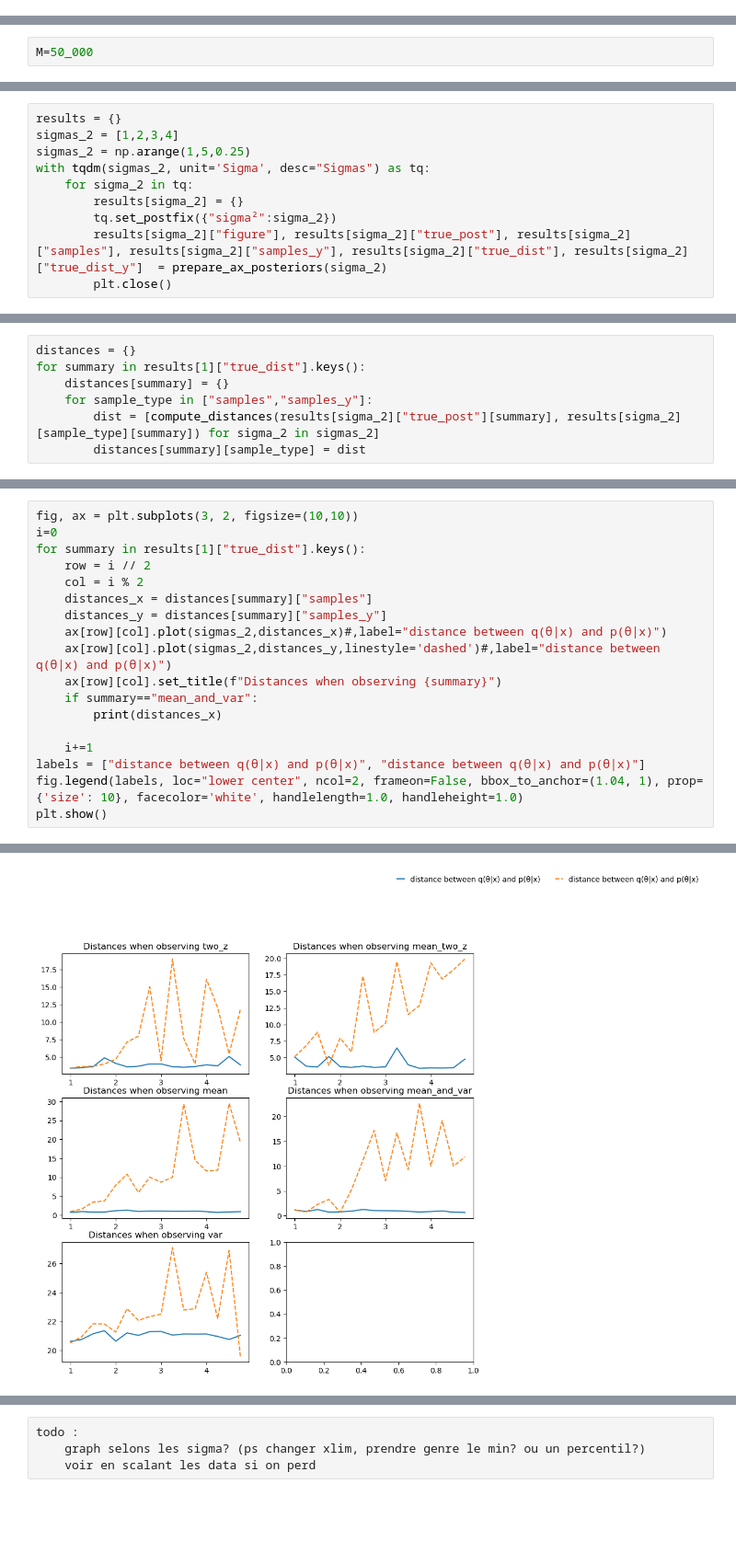
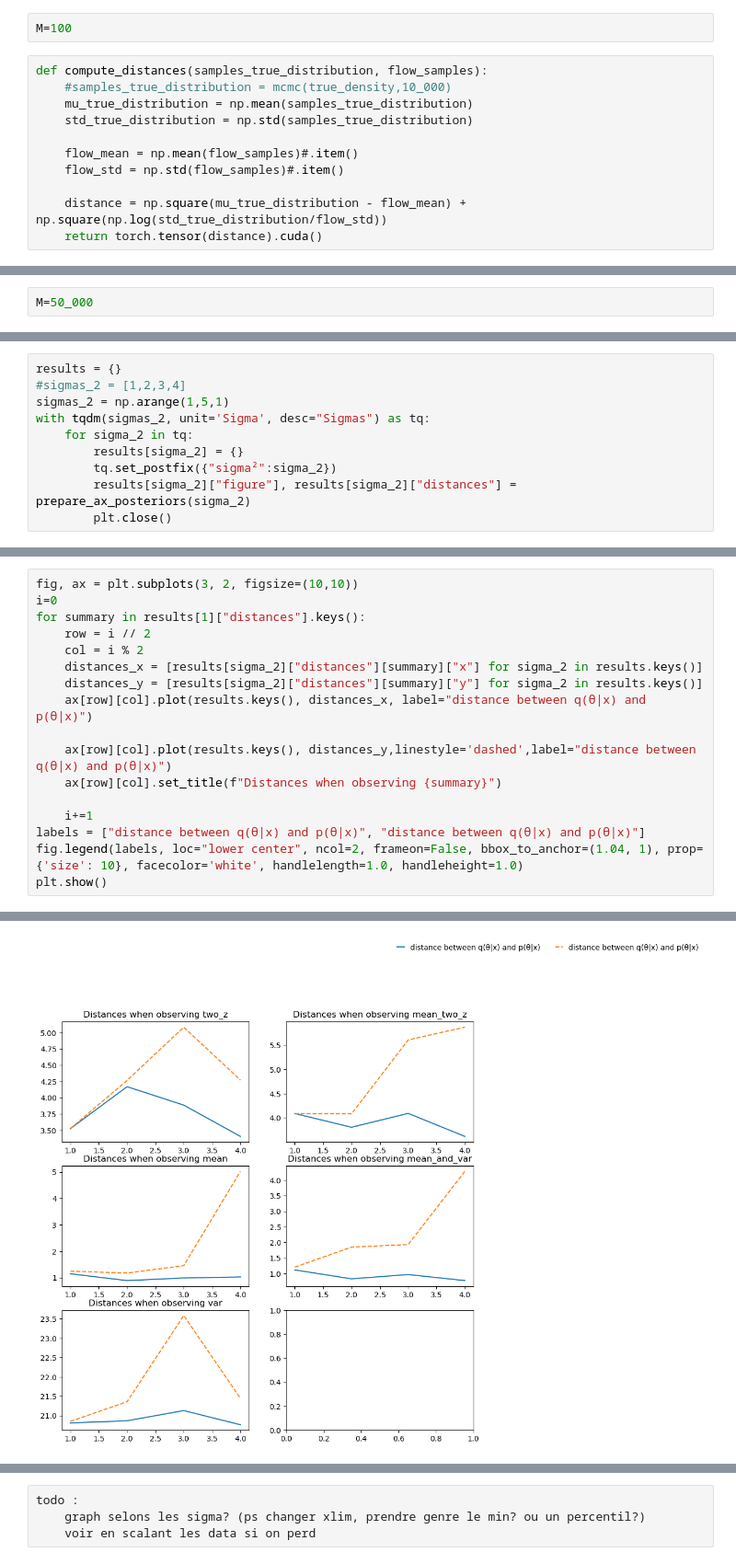
Before and after one commit to MouzaouiMatthieu/PFE, a Jupyter notebook: Model.ipynb, the cells around one changed output, grey strips where cells are left out. Shown at 92% size. Saved outputs shown, nothing was run; the diff lists cells and outputs as text; blank space fills up the shorter version.

```diff
--- a/Model.ipynb
+++ b/Model.ipynb
@@ -552,0 +560,13 @@ def get_posterior(summaries,theta,theta_test,theta_star,data,data_test,sigma_y_2
+# %%
+M=100
+# %%
+def compute_distances(samples_true_distribution, flow_samples):
+    #samples_true_distribution = mcmc(true_density,10_000)
+    mu_true_distribution = np.mean(samples_true_distribution)
+    std_true_distribution = np.std(samples_true_distribution)
+
+    flow_mean = np.mean(flow_samples)#.item()
+    flow_std = np.std(flow_samples)#.item()
+
+    distance = np.square(mu_true_distribution - flow_mean) + np.square(np.log(std_true_distribution/flow_std))
+    return torch.tensor(distance).cuda()
@@ -615,10 +633,10 @@ def prepare_ax_posteriors(sigma_2):
 # %%
 results = {}
-sigmas_2 = [1,2,3,4]
-sigmas_2 = np.arange(1,5,0.25)
+#sigmas_2 = [1,2,3,4]
+sigmas_2 = np.arange(1,5,1)
 with tqdm(sigmas_2, unit='Sigma', desc="Sigmas") as tq:
     for sigma_2 in tq:
         results[sigma_2] = {}
         tq.set_postfix({"sigma²":sigma_2})
-        results[sigma_2]["figure"], results[sigma_2]["true_post"], results[sigma_2]["samples"], results[sigma_2]["samples_y"], results[sigma_2]["true_dist"], results[sigma_2]["true_dist_y"]  = prepare_ax_posteriors(sigma_2)
+        results[sigma_2]["figure"], results[sigma_2]["distances"] = prepare_ax_posteriors(sigma_2)
         plt.close()
@@ -658,7 +673,0 @@ def compute_distances(samples_true_distribution, flow_samples):
-# %%
-distances = {}
-for summary in results[1]["true_dist"].keys():
-    distances[summary] = {}
-    for sample_type in ["samples","samples_y"]:
-        dist = [compute_distances(results[sigma_2]["true_post"][summary], results[sigma_2][sample_type][summary]) for sigma_2 in sigmas_2]
-        distances[summary][sample_type] = dist
@@ -665,16 +682,15 @@ for summary in results[1]["true_dist"].keys():
 # %%
 fig, ax = plt.subplots(3, 2, figsize=(10,10))
 i=0
-for summary in results[1]["true_dist"].keys():
+for summary in results[1]["distances"].keys():
     row = i // 2
     col = i % 2
-    distances_x = distances[summary]["samples"]
-    distances_y = distances[summary]["samples_y"]
-    ax[row][col].plot(sigmas_2,distances_x)#,label="distance between q(θ|x) and p(θ|x)")
-    ax[row][col].plot(sigmas_2,distances_y,linestyle='dashed')#,label="distance between q(θ|x) and p(θ|x)")
+    distances_x = [results[sigma_2]["distances"][summary]["x"] for sigma_2 in results.keys()]
+    distances_y = [results[sigma_2]["distances"][summary]["y"] for sigma_2 in results.keys()]
+    ax[row][col].plot(results.keys(), distances_x, label="distance between q(θ|x) and p(θ|x)")
+
+    ax[row][col].plot(results.keys(), distances_y,linestyle='dashed',label="distance between q(θ|x) and p(θ|x)")
     ax[row][col].set_title(f"Distances when observing {summary}")
-    if summary=="mean_and_var":
-        print(distances_x)
 
     i+=1
 labels = ["distance between q(θ|x) and p(θ|x)", "distance between q(θ|x) and p(θ|x)"]
@@ -685 +700 @@ plt.show()
-[figure, old version]
+[figure, new version]
```
Also changed, not shown: parts of 33 cells of this notebook.
